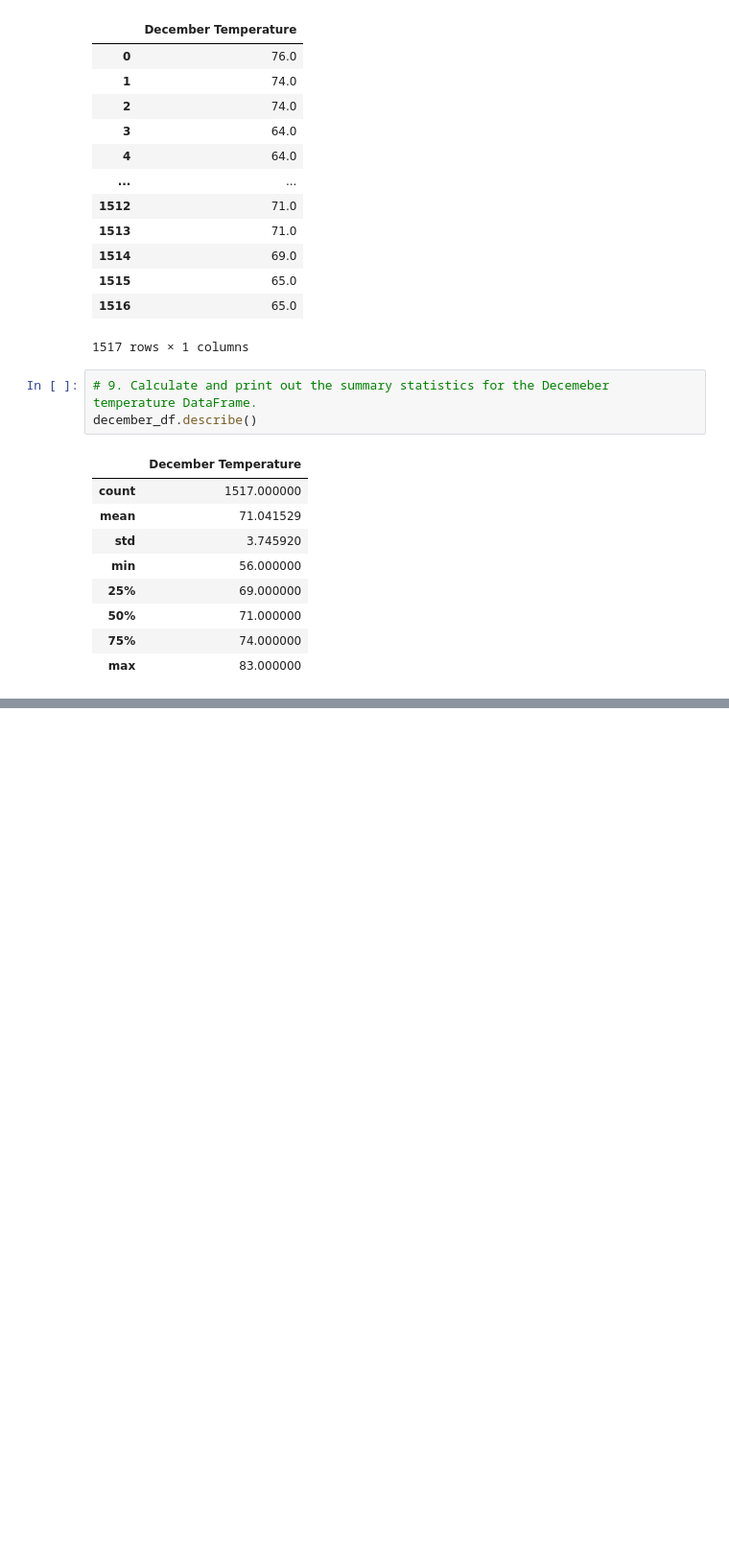
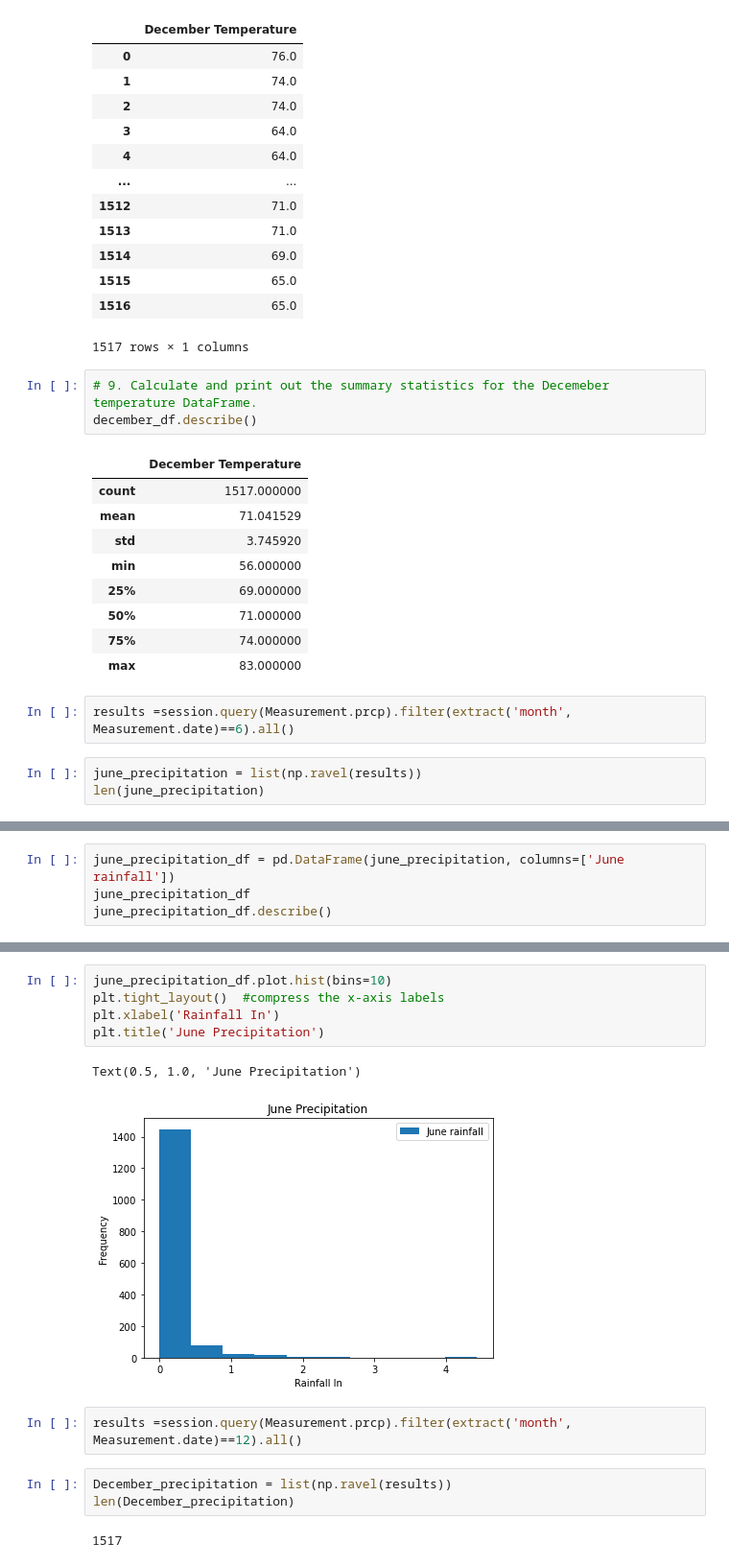
Before and after one commit to cameronewan/surfs_up, a Jupyter notebook: SurfsUp_Challenge.ipynb, the cells around one changed output, grey strips where cells are left out. Shown at 96% size. Saved outputs shown, nothing was run; the diff lists cells and outputs as text; blank space fills up the shorter version.

```diff
--- a/SurfsUp_Challenge.ipynb
+++ b/SurfsUp_Challenge.ipynb
@@ -108,3 +109,8 @@ december_df.describe()
 | 50% | 71.000000 |
 | 75% | 74.000000 |
 | max | 83.000000 |
+# %%
+results =session.query(Measurement.prcp).filter(extract('month', Measurement.date)==6).all()
+# %%
+june_precipitation = list(np.ravel(results))
+len(june_precipitation)
@@ -110,0 +119,4 @@ december_df.describe()
+# %%
+june_precipitation_df = pd.DataFrame(june_precipitation, columns=['June rainfall'])
+june_precipitation_df
+june_precipitation_df.describe()
@@ -110,0 +133,15 @@ december_df.describe()
+# %%
+june_precipitation_df.plot.hist(bins=10)
+plt.tight_layout()  #compress the x-axis labels
+plt.xlabel('Rainfall In')
+plt.title('June Precipitation')
+# %% [output]
+Text(0.5, 1.0, 'June Precipitation')
+[figure, added]
+# %%
+results =session.query(Measurement.prcp).filter(extract('month', Measurement.date)==12).all()
+# %%
+December_precipitation = list(np.ravel(results))
+len(December_precipitation)
+# %% [output]
+1517
```
Also changed, not shown: parts of 5 cells of this notebook.
